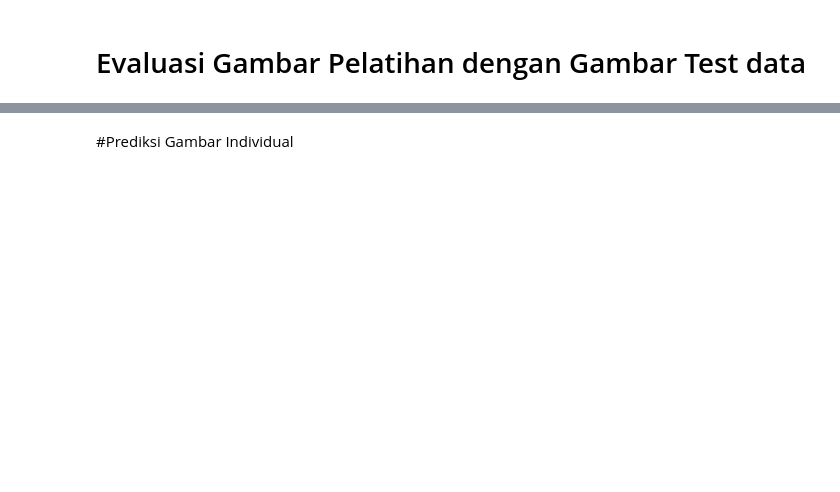
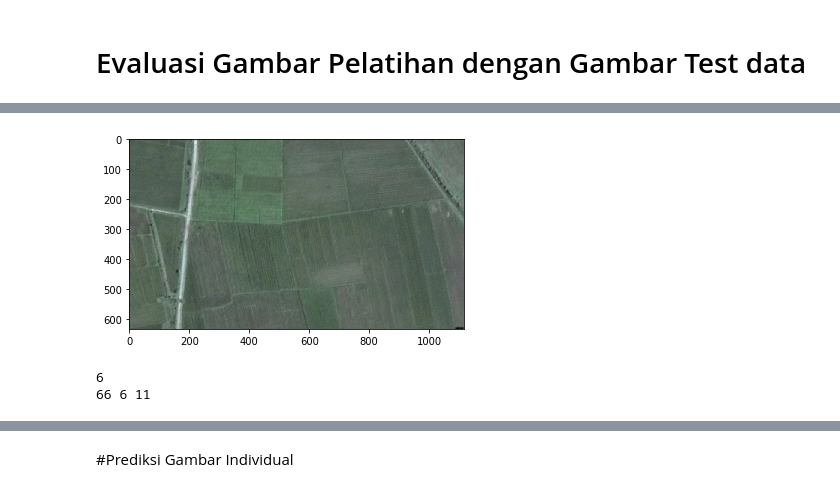
Before and after one commit to Gio1709/paddy, a Jupyter notebook: Identifikasi_Lahan_Pertanian_Mobile_Net.ipynb, the cells around one changed output, grey strips where cells are left out. Drawn from its saved outputs; the diff is of its cells as text; code cells hidden in the pictures; blank space fills up the shorter version.

```diff
--- a/Identifikasi_Lahan_Pertanian_Mobile_Net.ipynb
+++ b/Identifikasi_Lahan_Pertanian_Mobile_Net.ipynb
@@ -318,34 +349,38 @@ for i,label in enumerate(labels):
 
         X_test.append(img)
         category = os.path.split(folder)[-1]
         y_test.append(i)
 
 X_test = np.array(X_test)
 y_test = np.array(y_test)
 
 plt.imshow(img)
 plt.show()
 
 #Membuat subimages dengan patches menggunkan metode sliding windows
 patches = []
-windows = sw.generate(img, sw.DimOrder.HeightWidthChannel, 56, 0.6)
+windows = sw.generate(img, sw.DimOrder.HeightWidthChannel, 224, 0.6)
 for i,window in enumerate(windows):
     _img = img[window.indices()]
     patches.append(_img)
 patches = np.array(patches)
 
 #Mengecek total gambar dan banyaknya gambar yang terpasang pada height direction, maupun width direction
 n_total = len(windows)
 _x = 0
 for i,window in enumerate(windows):
     if _x != window.x:
         n_x = i
         print(n_x)
         break
     _x = window.x
 
 
 print(n_total,n_x,n_total//n_x)
+# %% [output]
+[figure, added]
+6
+66 6 11
 # %%
 plt.subplots_adjust(wspace=0.2, hspace=0.8)
 
```
Also changed, not shown: parts of 8 cells of this notebook.
